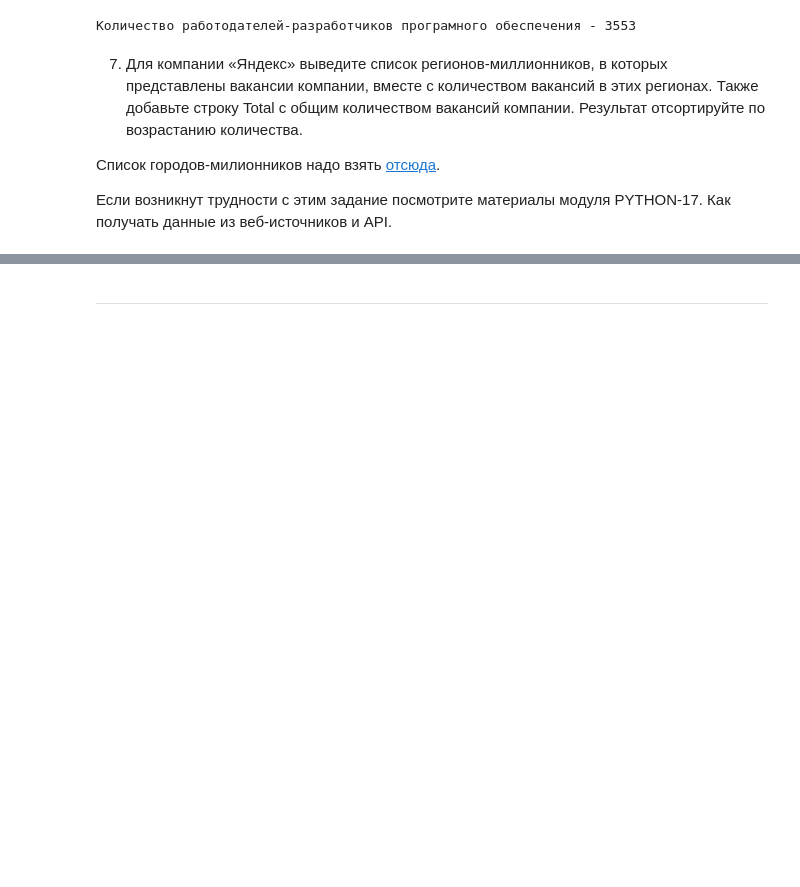
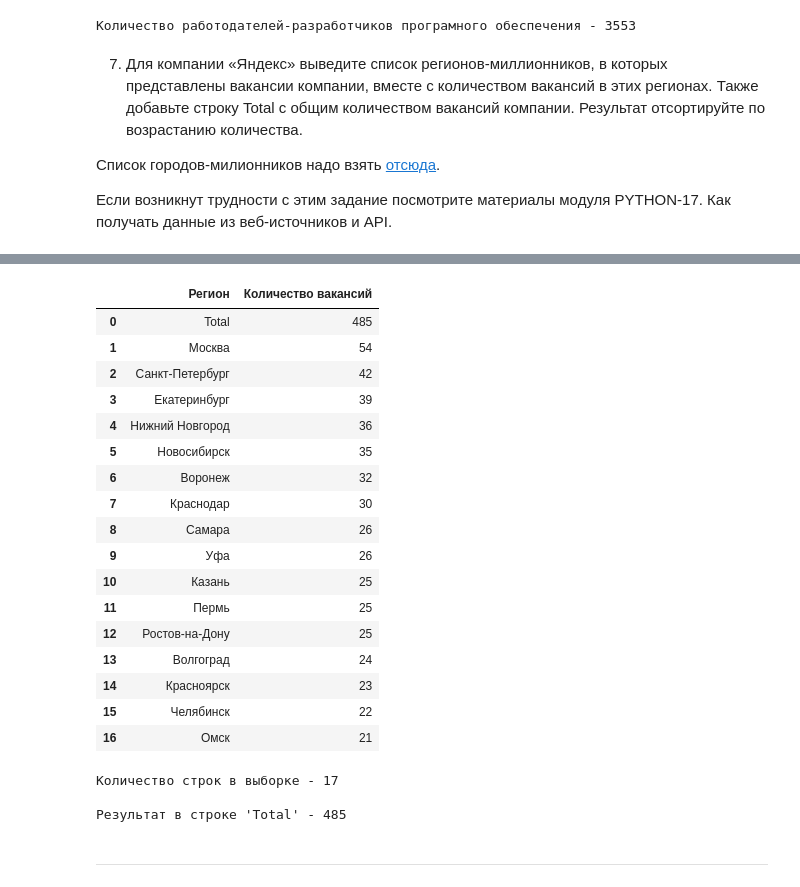
Before and after one commit to SudarickovIlya/SF_DS_Ilya, a Jupyter notebook: Project_2 (sql)/Project_2_Ноутбук_шаблон.ipynb, the cells around one changed output, grey strips where cells are left out. Drawn from its saved outputs; the diff is of its cells as text; code cells hidden in the pictures; blank space fills up the shorter version.

```diff
--- a/Project_2 (sql)/Project_2_Ноутбук_шаблон.ipynb
+++ b/Project_2 (sql)/Project_2_Ноутбук_шаблон.ipynb
@@ -536,8 +536,63 @@ display(millionaires)
 | 15 | 16 | Волгоград | 1 026 | 1 028 | 0,7 % | ... |
 # %%
 # текст запроса
+# Запрос в sql
+
+query_5_7 = f'''
+(select
+    ar.name "Регион",
+    count(vac.*) "Количество вакансий"
+from vacancies as vac
+full join areas as ar on ar.id=vac.area_id
+full join employers as emp on emp.id=vac.employer_id
+where (emp.name like 'Яндекс') and (ar.name in {tuple(millions['Город'])})
+group by "Регион"
+order by 2 desc)
+
+union all
+
+(select
+    'Total' "Регион",
+    count(vac.*) "Количество вакансий"
+from vacancies as vac
+full join employers as emp on emp.id=vac.employer_id
+full join areas as ar on ar.id=vac.area_id
+where (emp.name like 'Яндекс') and (ar.name in {tuple(millions['Город'])}))
+'''
 # %%
 # результат запроса
+# Выводим результат
+
+count_yandex = pd.read_sql_query(sql=query_5_7, con=connection)
+display(count_yandex)
+print()
+
+# Ответы на вопросы
+print(f"Количество строк в выборке - {count_yandex.shape[0]}")
+print()
+print(f"Результат в строке 'Total' - {count_yandex[count_yandex['Регион'] == 'Total']['Количество вакансий'].iloc[0]}")
+# %% [output]
+|  | Регион | Количество вакансий |
+| 0 | Total | 485 |
+| 1 | Москва | 54 |
+| 2 | Санкт-Петербург | 42 |
+| 3 | Екатеринбург | 39 |
+| 4 | Нижний Новгород | 36 |
+| 5 | Новосибирск | 35 |
+| 6 | Воронеж | 32 |
+| 7 | Краснодар | 30 |
+| 8 | Самара | 26 |
+| 9 | Уфа | 26 |
+| 10 | Казань | 25 |
+| 11 | Пермь | 25 |
+| 12 | Ростов-на-Дону | 25 |
+| 13 | Волгоград | 24 |
+| 14 | Красноярск | 23 |
+| 15 | Челябинск | 22 |
+| 16 | Омск | 21 |
+Количество строк в выборке - 17
+
+Результат в строке 'Total' - 485
 # %% [markdown]
 ***
 # %%
```
Also changed, not shown: parts of 1 cell of this notebook, 2 other files.
